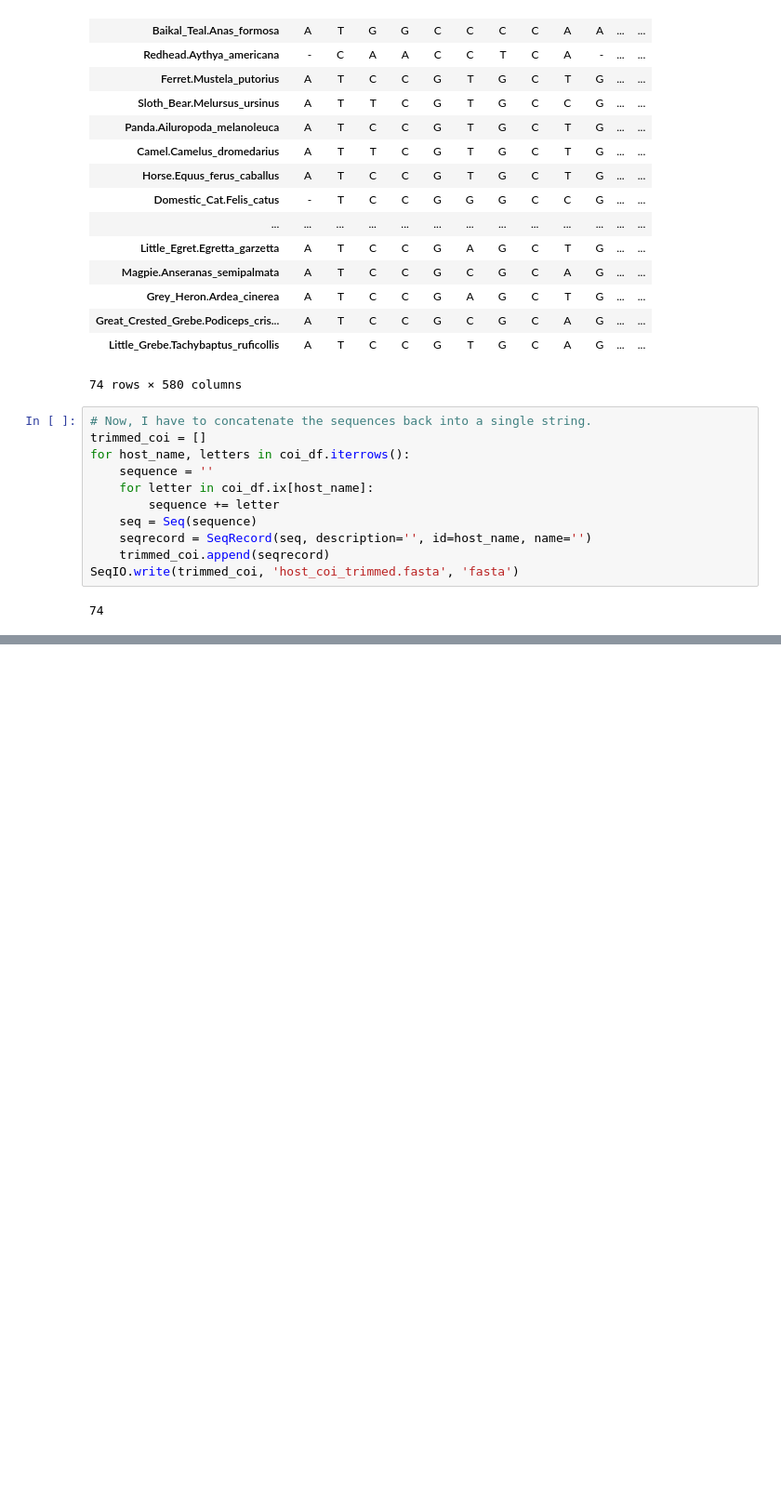
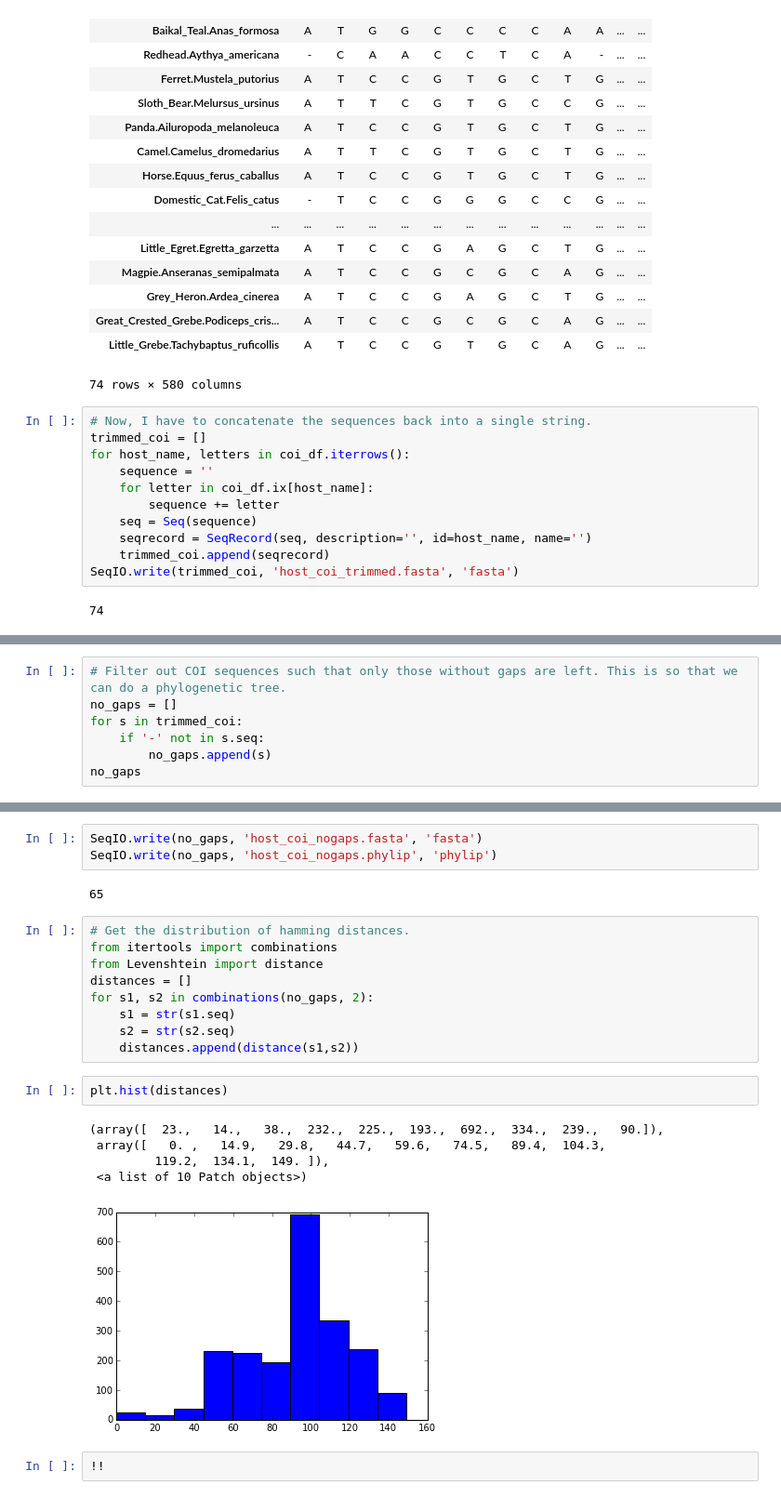
Before and after one commit to ericmjl/influenza-global-reassortment, a Jupyter notebook: Data Preprocessing - Host COI distance.ipynb, the cells around one changed output, grey strips where cells are left out. Shown at 93% size. Saved outputs shown, nothing was run; the diff lists cells and outputs as text; blank space fills up the shorter version.

```diff
--- a/Data Preprocessing - Host COI distance.ipynb
+++ b/Data Preprocessing - Host COI distance.ipynb
@@ -129,0 +150,7 @@ SeqIO.write(trimmed_coi, 'host_coi_trimmed.fasta', 'fasta')
+# %%
+# Filter out COI sequences such that only those without gaps are left. This is so that we can do a phylogenetic tree.
+no_gaps = []
+for s in trimmed_coi:
+    if '-' not in s.seq:
+        no_gaps.append(s)
+no_gaps
@@ -129,0 +175,24 @@ SeqIO.write(trimmed_coi, 'host_coi_trimmed.fasta', 'fasta')
+# %%
+SeqIO.write(no_gaps, 'host_coi_nogaps.fasta', 'fasta')
+SeqIO.write(no_gaps, 'host_coi_nogaps.phylip', 'phylip')
+# %% [output]
+65
+# %%
+# Get the distribution of hamming distances.
+from itertools import combinations
+from Levenshtein import distance
+distances = []
+for s1, s2 in combinations(no_gaps, 2):
+    s1 = str(s1.seq)
+    s2 = str(s2.seq)
+    distances.append(distance(s1,s2))
+# %%
+plt.hist(distances)
+# %% [output]
+(array([  23.,   14.,   38.,  232.,  225.,  193.,  692.,  334.,  239.,   90.]),
+ array([   0. ,   14.9,   29.8,   44.7,   59.6,   74.5,   89.4,  104.3,
+         119.2,  134.1,  149. ]),
+ <a list of 10 Patch objects>)
+[figure, added]
+# %%
+!!
```
Also changed, not shown: parts of 2 cells of this notebook, 1 other file.
